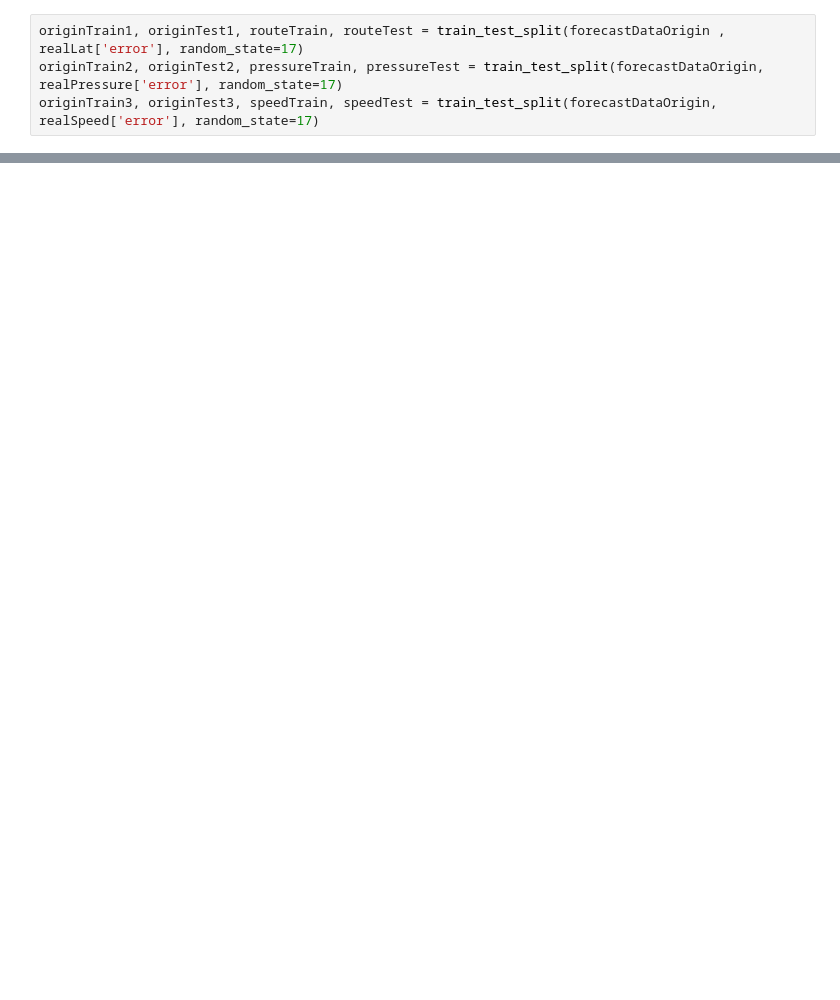
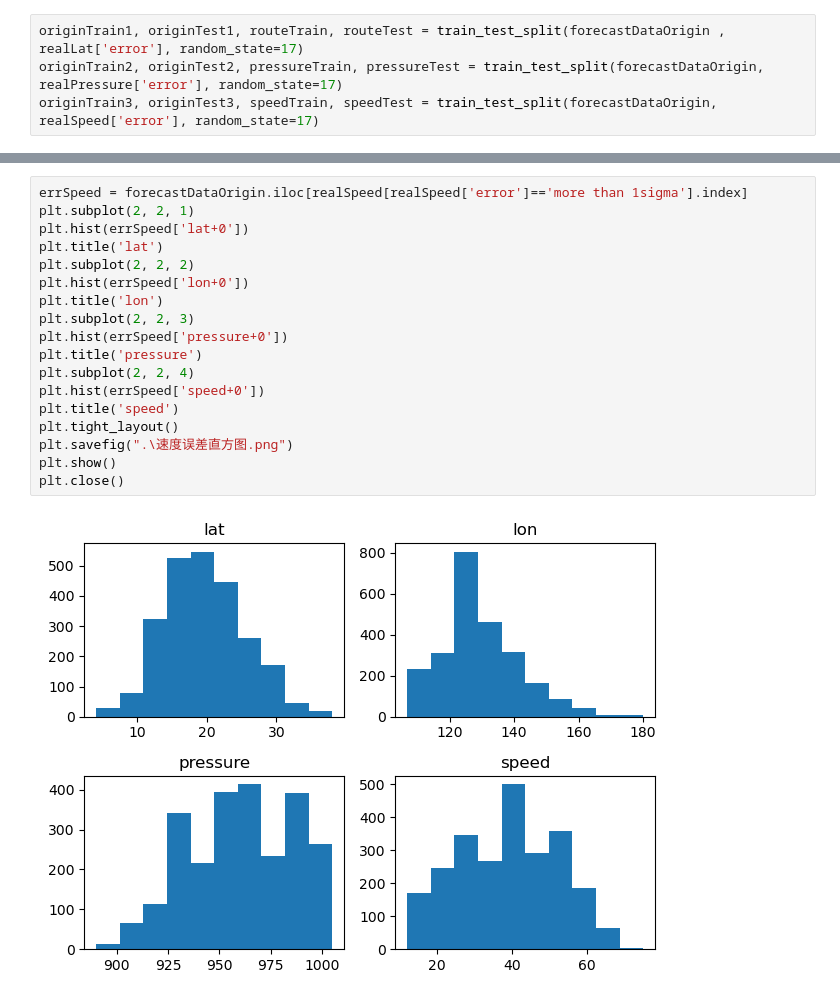
Before and after one commit to leosssssss/dachuang, a Jupyter notebook: typhoonForecastTree.ipynb, the cells around one changed output, grey strips where cells are left out. Saved outputs shown, nothing was run; the diff lists cells and outputs as text; blank space fills up the shorter version.

```diff
--- a/typhoonForecastTree.ipynb
+++ b/typhoonForecastTree.ipynb
@@ -219,0 +229,20 @@ export_graphviz(estimator1, out_file='routeTree.dot', feature_names=['lat', 'lon
+# %%
+errSpeed = forecastDataOrigin.iloc[realSpeed[realSpeed['error']=='more than 1sigma'].index]
+plt.subplot(2, 2, 1)
+plt.hist(errSpeed['lat+0'])
+plt.title('lat')
+plt.subplot(2, 2, 2)
+plt.hist(errSpeed['lon+0'])
+plt.title('lon')
+plt.subplot(2, 2, 3)
+plt.hist(errSpeed['pressure+0'])
+plt.title('pressure')
+plt.subplot(2, 2, 4)
+plt.hist(errSpeed['speed+0'])
+plt.title('speed')
+plt.tight_layout()
+plt.savefig(".\速度误差直方图.png")
+plt.show()
+plt.close()
+# %% [output]
+[figure, added]
```
Also changed, not shown: parts of 29 cells of this notebook.
